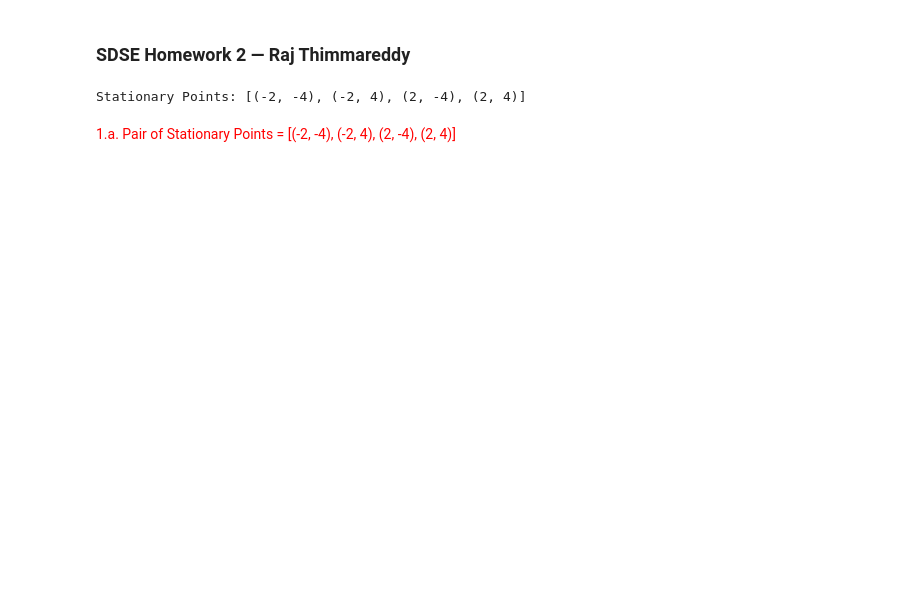
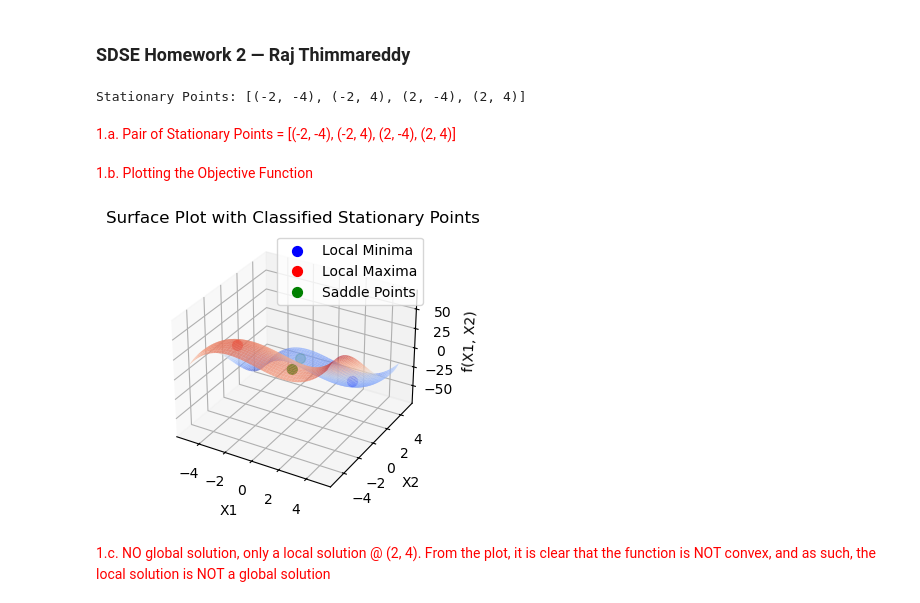
Before and after one commit to rajeev-t/stats-n-ds-4engineers, a Jupyter notebook: HW2/sdse_hw2_raj.ipynb, the cells around one changed output. Drawn from its saved outputs; the diff is of its cells as text; code cells hidden in the pictures; blank space fills up the shorter version.

```diff
--- a/HW2/sdse_hw2_raj.ipynb
+++ b/HW2/sdse_hw2_raj.ipynb
@@ -28,10 +29,12 @@ Stationary Points: [(-2, -4), (-2, 4), (2, -4), (2, 4)]
     1.a. Pair of Stationary Points = [(-2, -4), (-2, 4), (2, -4), (2, 4)]
 </span>
 # %%
-# Calculating Hessians to classify Gradients
+# Calculating Hessian and its determinant to classify Gradients
 
 d2f_x12 = sy.diff(df_x1, x1)
 d2f_x22 = sy.diff(df_x2, x2)
 d2f_x1x2 = sy.diff(df_x1, x2)
 
-# hessian = [[d2f_x22, d2f_x1x2], [d2f_x1x2, ]]
+# hessian = [[d2f_x12, d2f_x1x2], [d2f_x1x2, d2f_x22]]
+Hess = sy.Matrix([[d2f_x12, d2f_x1x2], [d2f_x1x2, d2f_x22]])
+det_H = Hess.det()
@@ -37,0 +61,44 @@ d2f_x1x2 = sy.diff(df_x1, x2)
+# %%
+# Generating a 3D Mesh Grid
+
+X1 = np.linspace(-5, 5, 100)
+X2 = np.linspace(-5, 5, 100)
+X1, X2 = np.meshgrid(X1, X2)
+
+obj_func = sy.lambdify((x1, x2), obj_eq, 'numpy')
+OBJ = obj_func(X1, X2)
+# %% [markdown]
+<span style="color:red">
+    1.b. Plotting the Objective Function
+</span>
+# %%
+# Plot
+
+fig = plt.figure(figsize=(12,8))
+ax = fig.add_subplot(131, projection='3d')
+
+ax.plot_surface(X1, X2, OBJ, cmap='coolwarm', alpha=0.7)
+
+# Plot stationary points
+if minima.size:
+    ax.scatter(minima[:, 0], minima[:, 1], minima[:, 2], color='blue', s=50, label='Local Minima')
+if maxima.size:
+    ax.scatter(maxima[:, 0], maxima[:, 1], maxima[:, 2], color='red', s=50, label='Local Maxima')
+if saddle.size:
+    ax.scatter(saddle[:, 0], saddle[:, 1], saddle[:, 2], color='green', s=50, label='Saddle Points')
+
+# Labels and title
+ax.set_xlabel('X1')
+ax.set_ylabel('X2')
+ax.set_zlabel('f(X1, X2)')
+ax.set_title('Surface Plot with Classified Stationary Points')
+
+# Show legend and plot
+ax.legend()
+plt.show()
+# %% [output]
+[figure, added]
+# %% [markdown]
+<span style="color:red">
+    1.c. NO global solution, only a local solution @ (2, 4). From the plot, it is clear that the function is NOT convex, and as such, the local solution is NOT a global solution
+</span>
```
Also changed, not shown: parts of 2 cells of this notebook.
